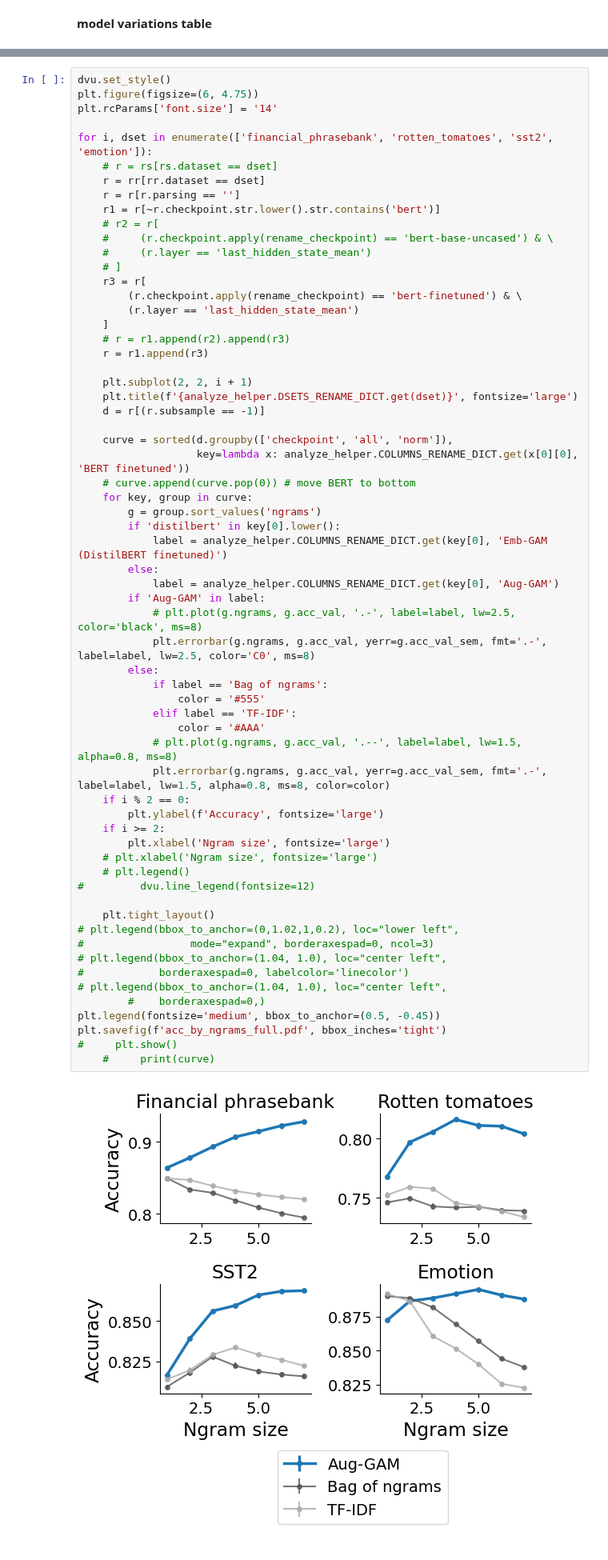
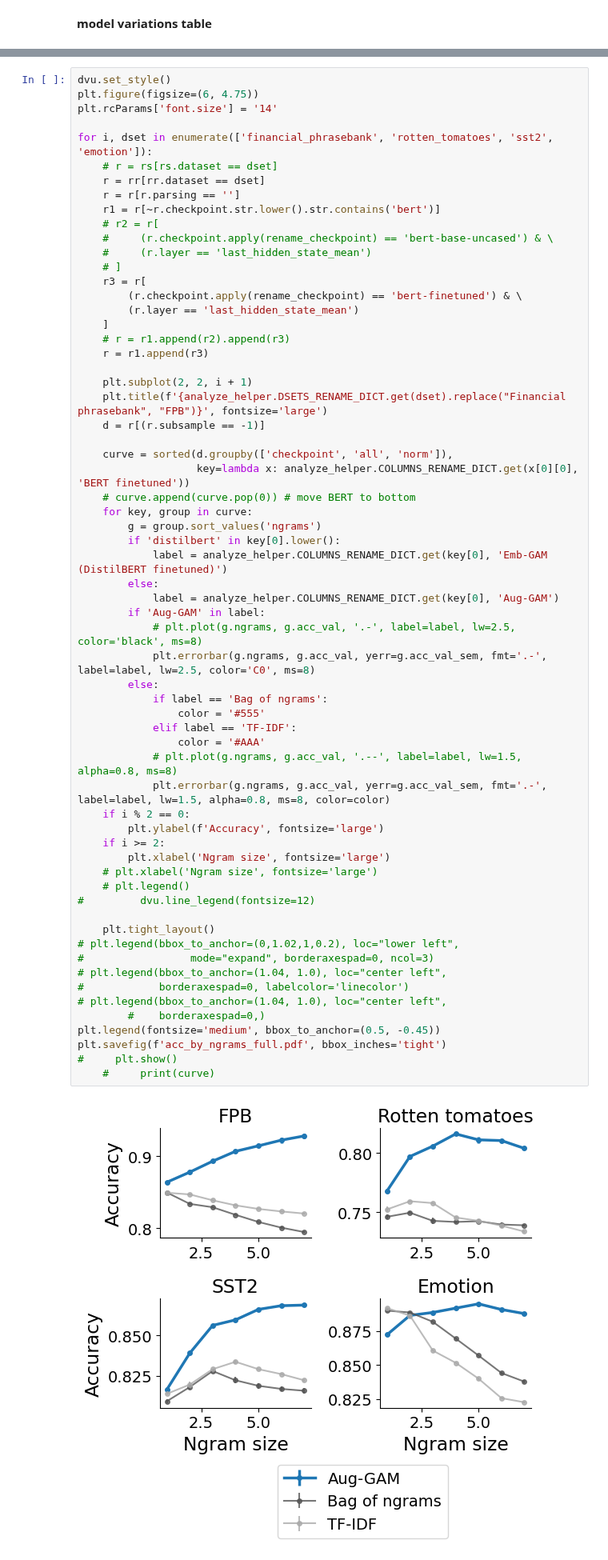
Before and after one commit to microsoft/augmented-interpretable-models, a Jupyter notebook: notebooks/03_acc.ipynb, the cells around one changed output, grey strips where cells are left out. Shown at 80% size. Drawn from its saved outputs; the diff is of its cells as text.

```diff
--- a/notebooks/03_acc.ipynb
+++ b/notebooks/03_acc.ipynb
@@ -224,7 +224,7 @@ for i, dset in enumerate(['financial_phrasebank', 'rotten_tomatoes', 'sst2', 'em
     r = r1.append(r3)
 
     plt.subplot(2, 2, i + 1)
-    plt.title(f'{analyze_helper.DSETS_RENAME_DICT.get(dset)}', fontsize='large')
+    plt.title(f'{analyze_helper.DSETS_RENAME_DICT.get(dset).replace("Financial phrasebank", "FPB")}', fontsize='large')
     d = r[(r.subsample == -1)]
 
     curve = sorted(d.groupby(['checkpoint', 'all', 'norm']),
@@ -239,34 +239,34 @@ for i, dset in enumerate(['financial_phrasebank', 'rotten_tomatoes', 'sst2', 'em
         if 'Aug-GAM' in label:
             # plt.plot(g.ngrams, g.acc_val, '.-', label=label, lw=2.5, color='black', ms=8)
             plt.errorbar(g.ngrams, g.acc_val, yerr=g.acc_val_sem, fmt='.-', label=label, lw=2.5, color='C0', ms=8)
         else:
             if label == 'Bag of ngrams':
                 color = '#555'
             elif label == 'TF-IDF':
                 color = '#AAA'
             # plt.plot(g.ngrams, g.acc_val, '.--', label=label, lw=1.5, alpha=0.8, ms=8)
             plt.errorbar(g.ngrams, g.acc_val, yerr=g.acc_val_sem, fmt='.-', label=label, lw=1.5, alpha=0.8, ms=8, color=color)
     if i % 2 == 0:
         plt.ylabel(f'Accuracy', fontsize='large')
     if i >= 2:
         plt.xlabel('Ngram size', fontsize='large')
     # plt.xlabel('Ngram size', fontsize='large')
     # plt.legend()
 #         dvu.line_legend(fontsize=12)
 
     plt.tight_layout()
 # plt.legend(bbox_to_anchor=(0,1.02,1,0.2), loc="lower left",
 #                 mode="expand", borderaxespad=0, ncol=3)
 # plt.legend(bbox_to_anchor=(1.04, 1.0), loc="center left",
 #            borderaxespad=0, labelcolor='linecolor')
 # plt.legend(bbox_to_anchor=(1.04, 1.0), loc="center left",
         #    borderaxespad=0,)
 plt.legend(fontsize='medium', bbox_to_anchor=(0.5, -0.45))
 plt.savefig(f'acc_by_ngrams_full.pdf', bbox_inches='tight')
 #     plt.show()
     #     print(curve)
 # %% [output]
-[figure, old version]
+[figure, new version]
 # %% [markdown]
 ## older versions
 # %%
```
Also changed, not shown: parts of 1 cell of this notebook, 1 other file.
